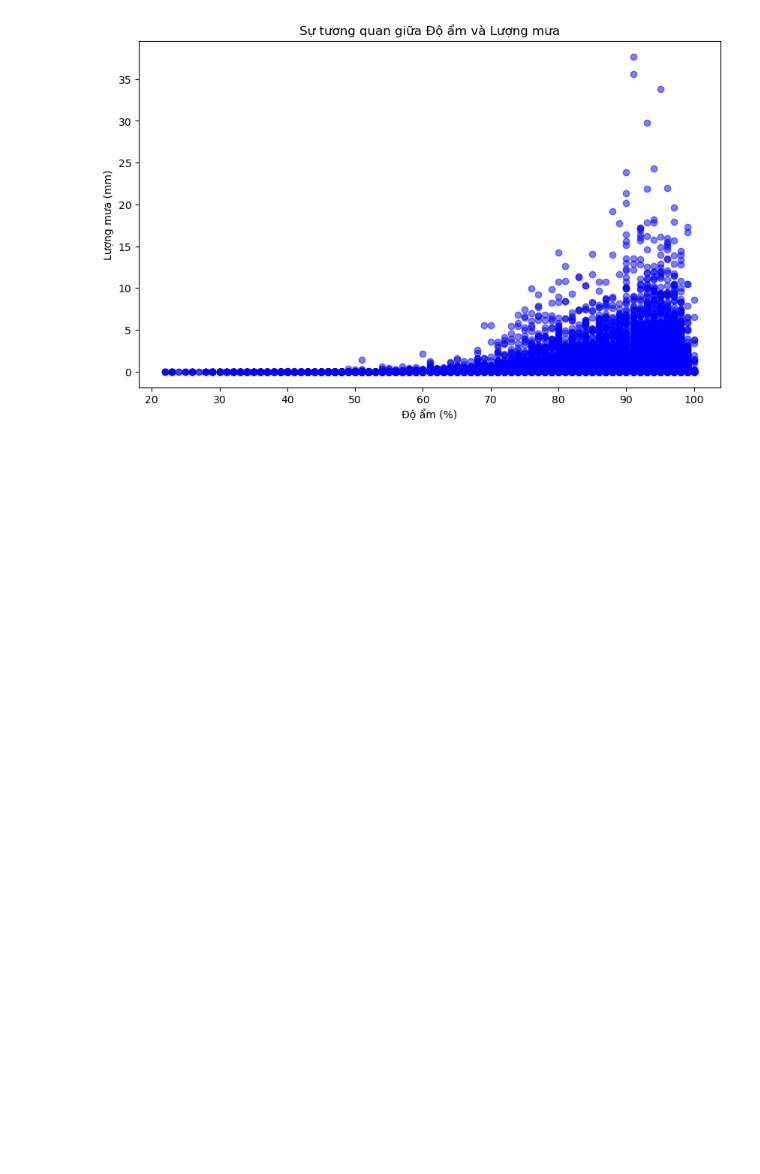
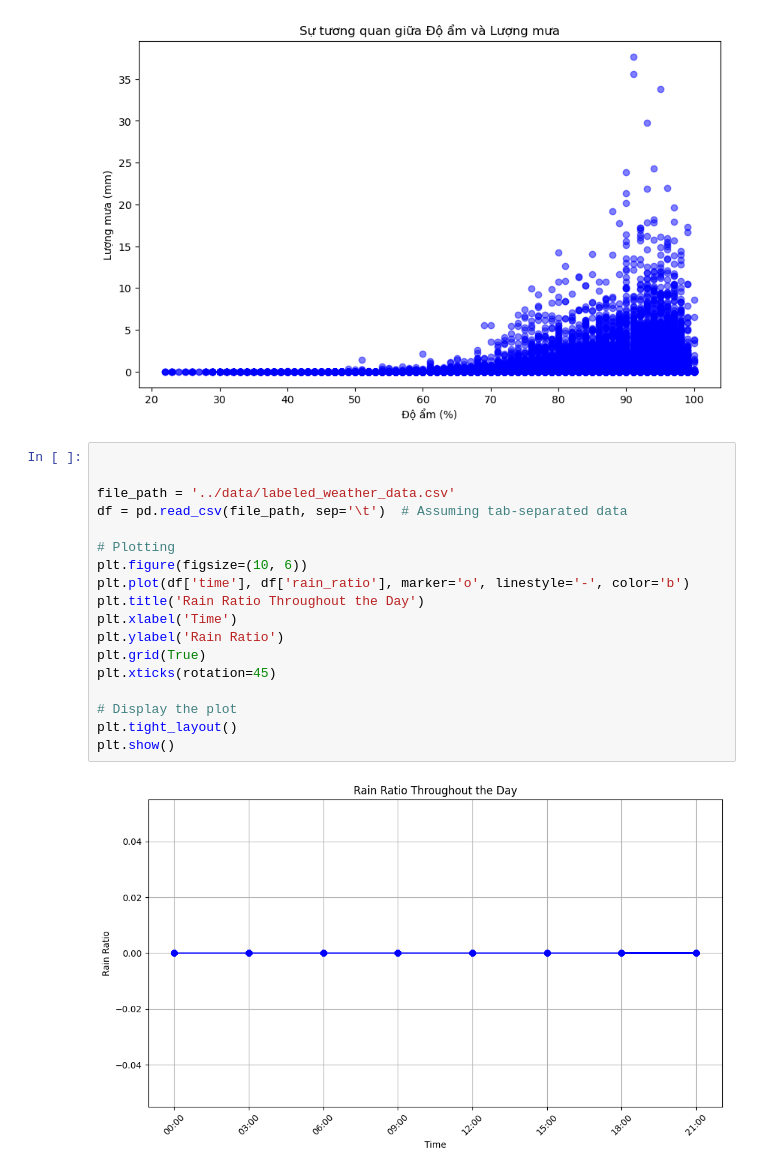
Before and after one commit to phantheanh02/Datascience_WeatherForecast, a Jupyter notebook: visualization/plot.ipynb, the cells around one changed output. Saved outputs shown, nothing was run; the diff lists cells and outputs as text; blank space fills up the shorter version.

```diff
--- a/visualization/plot.ipynb
+++ b/visualization/plot.ipynb
@@ -186,3 +186,23 @@ plt.ylabel('Lượng mưa (mm)')
 plt.show()
 # %% [output]
 [figure]
+# %%
+
+
+file_path = '../data/labeled_weather_data.csv'
+df = pd.read_csv(file_path, sep='\t')  # Assuming tab-separated data
+
+# Plotting
+plt.figure(figsize=(10, 6))
+plt.plot(df['time'], df['rain_ratio'], marker='o', linestyle='-', color='b')
+plt.title('Rain Ratio Throughout the Day')
+plt.xlabel('Time')
+plt.ylabel('Rain Ratio')
+plt.grid(True)
+plt.xticks(rotation=45)
+
+# Display the plot
+plt.tight_layout()
+plt.show()
+# %% [output]
+[figure, added]
```
Also changed, not shown: parts of 1 cell of this notebook, 8 other files.
